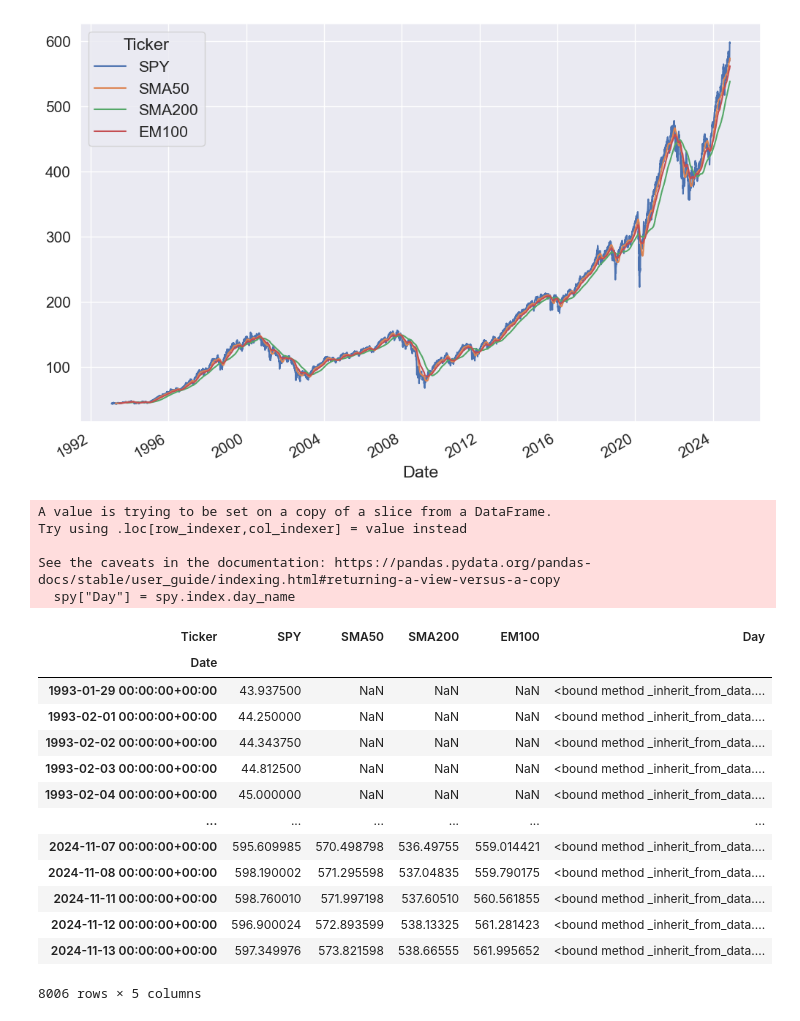
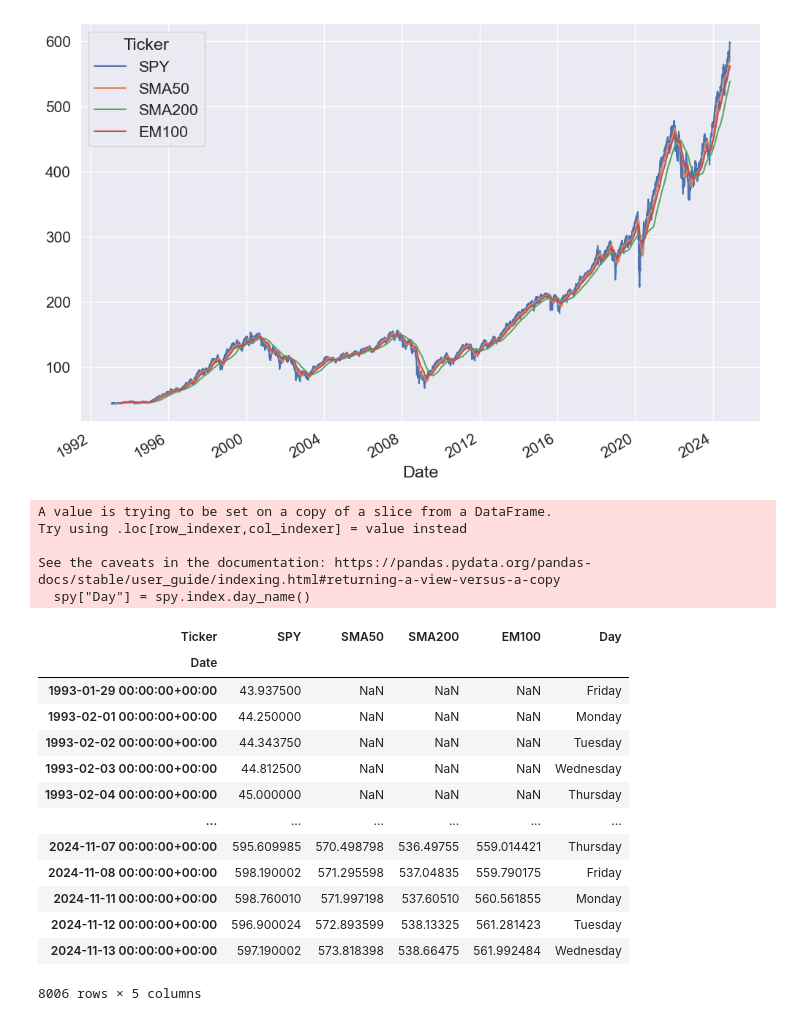
Before and after one commit to AL-DN/ALDN-Quant, a Jupyter notebook: TRALG_Notes.ipynb, the cells around one changed output. Cells and saved outputs as stored; diff of their text form; code cells hidden in the pictures.

```diff
--- a/TRALG_Notes.ipynb
+++ b/TRALG_Notes.ipynb
@@ -762,25 +762,26 @@ plt.show()
 # %% [output]
 [figure]
 # %%
-spy["Day"] = spy.index.day_name
+# creates day column in spy
+spy["Day"] = spy.index.day_name()
 spy
 # %% [output]
 A value is trying to be set on a copy of a slice from a DataFrame.
 Try using .loc[row_indexer,col_indexer] = value instead
 
 See the caveats in the documentation: https://pandas.pydata.org/pandas-docs/stable/user_guide/indexing.html#returning-a-view-versus-a-copy
-  spy["Day"] = spy.index.day_name
+  spy["Day"] = spy.index.day_name()
 | Ticker | SPY | SMA50 | SMA200 | EM100 | Day |
 | Date |  |  |  |  |  |
-| 1993-01-29 00:00:00+00:00 | 43.937500 | NaN | NaN | NaN | <bound method _inherit_from_data.... |
-| 1993-02-01 00:00:00+00:00 | 44.250000 | NaN | NaN | NaN | <bound method _inherit_from_data.... |
-| 1993-02-02 00:00:00+00:00 | 44.343750 | NaN | NaN | NaN | <bound method _inherit_from_data.... |
-| 1993-02-03 00:00:00+00:00 | 44.812500 | NaN | NaN | NaN | <bound method _inherit_from_data.... |
-| 1993-02-04 00:00:00+00:00 | 45.000000 | NaN | NaN | NaN | <bound method _inherit_from_data.... |
+| 1993-01-29 00:00:00+00:00 | 43.937500 | NaN | NaN | NaN | Friday |
+| 1993-02-01 00:00:00+00:00 | 44.250000 | NaN | NaN | NaN | Monday |
+| 1993-02-02 00:00:00+00:00 | 44.343750 | NaN | NaN | NaN | Tuesday |
+| 1993-02-03 00:00:00+00:00 | 44.812500 | NaN | NaN | NaN | Wednesday |
+| 1993-02-04 00:00:00+00:00 | 45.000000 | NaN | NaN | NaN | Thursday |
 | ... | ... | ... | ... | ... | ... |
-| 2024-11-07 00:00:00+00:00 | 595.609985 | 570.498798 | 536.49755 | 559.014421 | <bound method _inherit_from_data.... |
-| 2024-11-08 00:00:00+00:00 | 598.190002 | 571.295598 | 537.04835 | 559.790175 | <bound method _inherit_from_data.... |
-| 2024-11-11 00:00:00+00:00 | 598.760010 | 571.997198 | 537.60510 | 560.561855 | <bound method _inherit_from_data.... |
-| 2024-11-12 00:00:00+00:00 | 596.900024 | 572.893599 | 538.13325 | 561.281423 | <bound method _inherit_from_data.... |
-| 2024-11-13 00:00:00+00:00 | 597.349976 | 573.821598 | 538.66555 | 561.995652 | <bound method _inherit_from_data.... |
+| 2024-11-07 00:00:00+00:00 | 595.609985 | 570.498798 | 536.49755 | 559.014421 | Thursday |
+| 2024-11-08 00:00:00+00:00 | 598.190002 | 571.295598 | 537.04835 | 559.790175 | Friday |
+| 2024-11-11 00:00:00+00:00 | 598.760010 | 571.997198 | 537.60510 | 560.561855 | Monday |
+| 2024-11-12 00:00:00+00:00 | 596.900024 | 572.893599 | 538.13325 | 561.281423 | Tuesday |
+| 2024-11-13 00:00:00+00:00 | 597.190002 | 573.818398 | 538.66475 | 561.992484 | Wednesday |
 8006 rows × 5 columns
```
Also changed, not shown: parts of 44 cells of this notebook, 1 other file.
